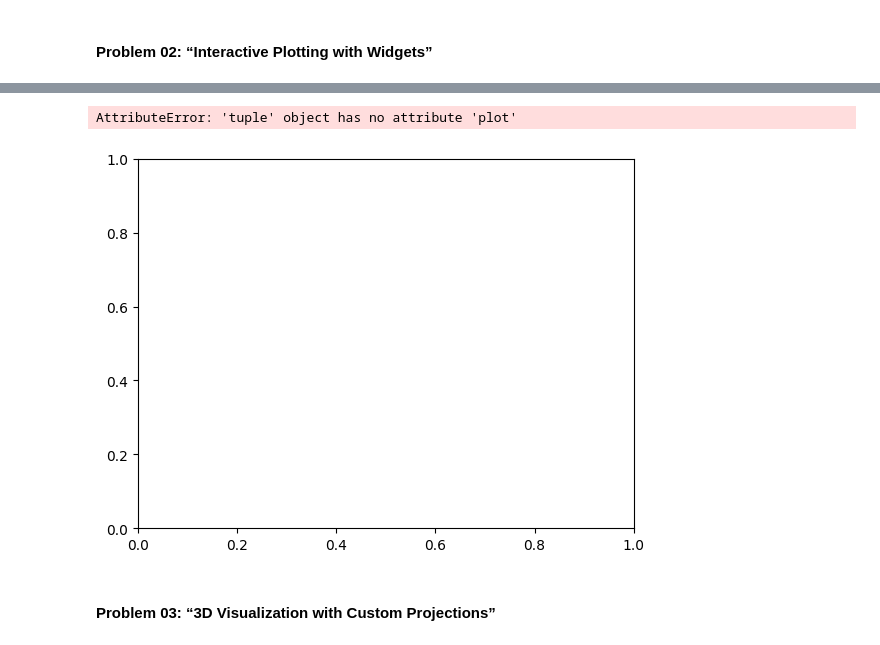
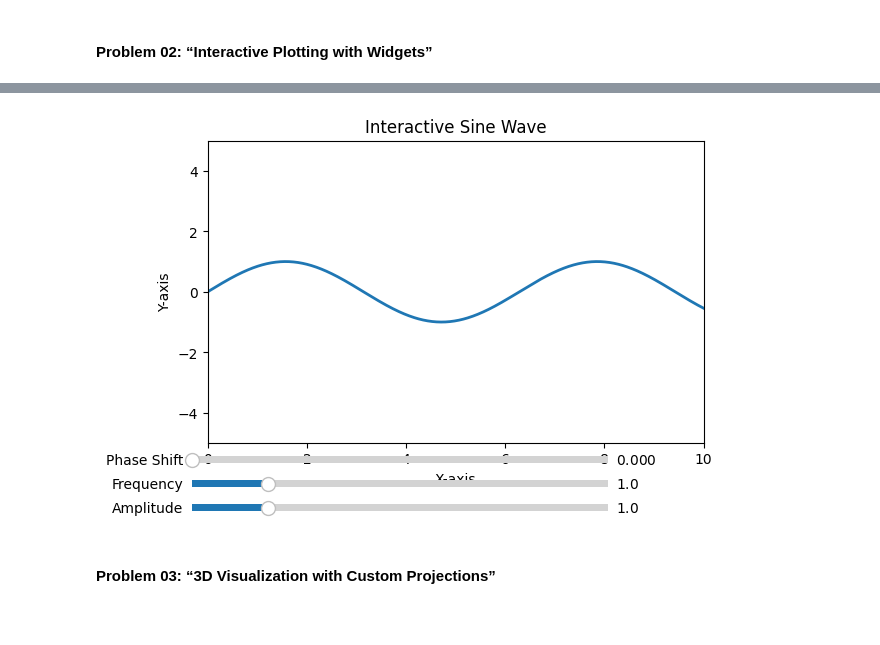
Before and after one commit to TouseefDataScientist/Artificialintelligence, a Jupyter notebook: matplot_assignment_Ayesha.ipynb, the cells around one changed output, grey strips where cells are left out. Saved outputs shown, nothing was run; the diff lists cells and outputs as text; code cells hidden in the pictures; blank space fills up the shorter version.

```diff
--- a/matplot_assignment_Ayesha.ipynb
+++ b/matplot_assignment_Ayesha.ipynb
@@ -50,37 +39,43 @@ y = initial_amplitude * np.sin(initial_frequency * x + initial_phase)
 # %%
-ax=plt.subplots()
+fig,ax= plt.subplots()
+plt.subplots_adjust(bottom=0.25)
+
+initial_amplitude = 1.0
+initial_frequency = 1.0
+initial_phase = 0.0
+x = np.linspace(0, 10, 1000)
+y = initial_amplitude * np.sin(initial_frequency * x + initial_phase)
 line, = ax.plot(x, y, lw=2)
 
 ax.set_ylim(-5, 5)
 ax.set_xlim(0, 10)
 ax.set_title('Interactive Sine Wave')
 ax.set_xlabel('X-axis')
 ax.set_ylabel('Y-axis')
 
 axcolor = 'lightgoldenrodyellow'
 ax_amplitude = plt.axes([0.1, 0.1, 0.65, 0.03], facecolor=axcolor)
 ax_frequency = plt.axes([0.1, 0.15, 0.65, 0.03], facecolor=axcolor)
 ax_phase = plt.axes([0.1, 0.2, 0.65, 0.03], facecolor=axcolor)
 
 s_amplitude = Slider(ax_amplitude, 'Amplitude', 0.1, 5.0, valinit=initial_amplitude)
 s_frequency = Slider(ax_frequency, 'Frequency', 0.1, 5.0, valinit=initial_frequency)
 s_phase = Slider(ax_phase, 'Phase Shift', 0, 2 * np.pi, valinit=initial_phase)
 
 def update(val):
     amplitude = s_amplitude.val
     frequency = s_frequency.val
     phase = s_phase.val
     line.set_ydata(amplitude * np.sin(frequency * x + phase))
 
 
 fig.canvas.draw_idle()
 s_amplitude.on_changed(update)
 s_frequency.on_changed(update)
 s_phase.on_changed(update)
 plt.show()
 # %% [output]
-AttributeError: 'tuple' object has no attribute 'plot'
-[figure, old version]
+[figure, new version]
 # %% [markdown]
 #### Problem 03: “3D Visualization with Custom Projections”
 # %%
```
Also changed, not shown: parts of 10 cells of this notebook.
